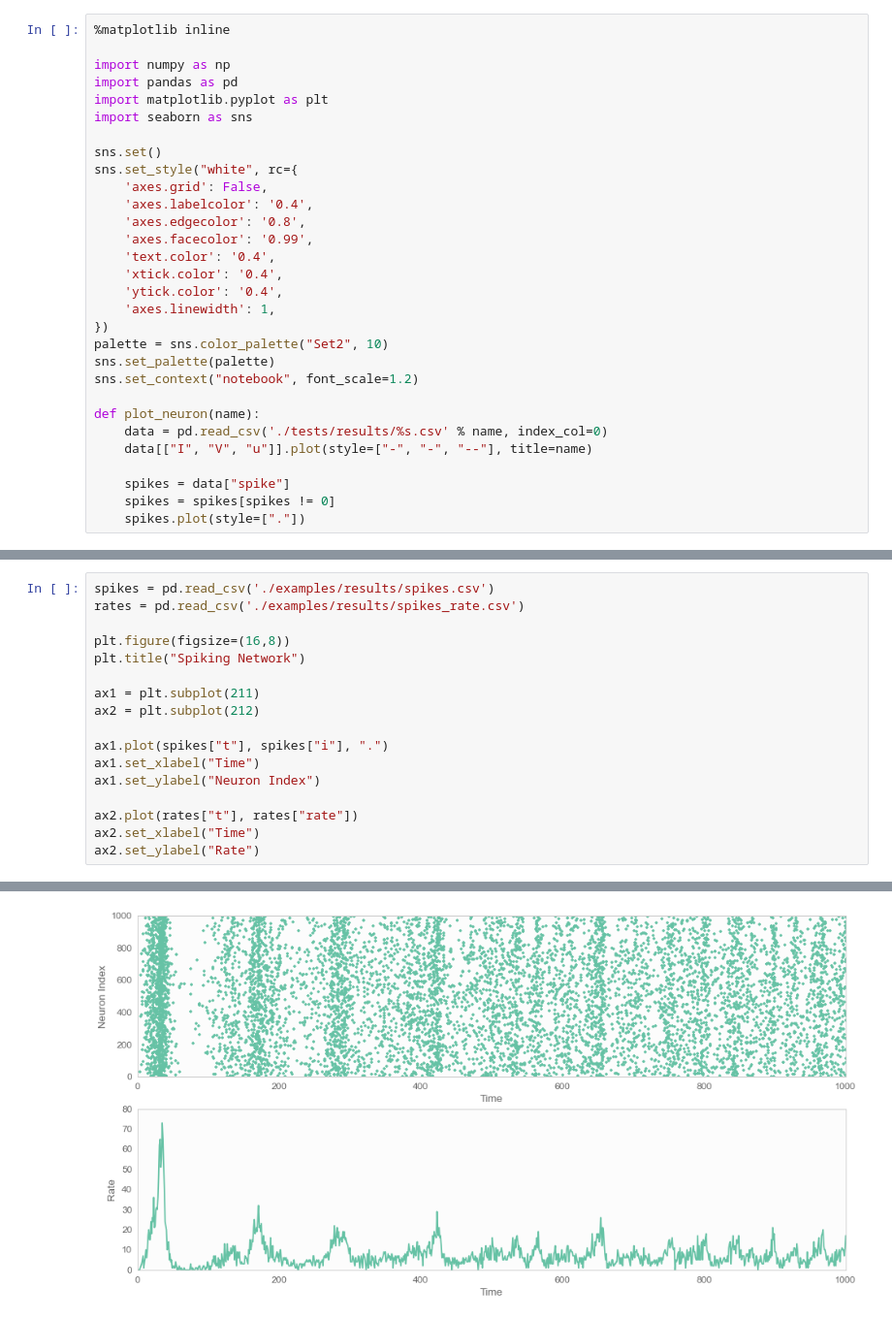
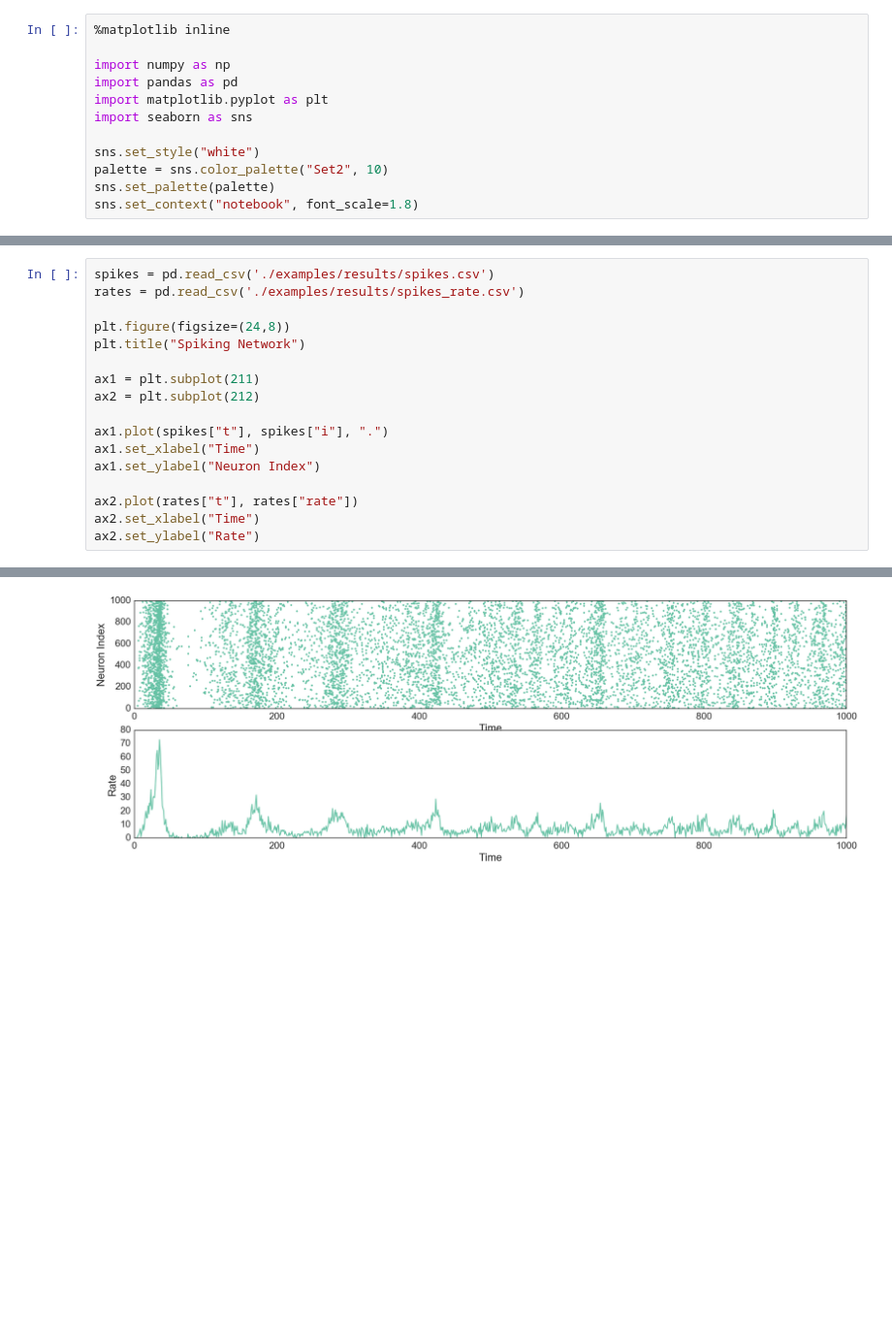
Before and after one commit to fomorians/neural-rs, a Jupyter notebook: Neural.ipynb, the cells around one changed output, grey strips where cells are left out. Shown at 97% size. Saved outputs shown, nothing was run; the diff lists cells and outputs as text; blank space fills up the shorter version.

Commit message:
Update charts

```diff
--- a/Neural.ipynb
+++ b/Neural.ipynb
@@ -6,25 +6,7 @@ import pandas as pd
 import matplotlib.pyplot as plt
 import seaborn as sns
 
-sns.set()
-sns.set_style("white", rc={
-    'axes.grid': False,
-    'axes.labelcolor': '0.4',
-    'axes.edgecolor': '0.8',
-    'axes.facecolor': '0.99',
-    'text.color': '0.4',
-    'xtick.color': '0.4',
-    'ytick.color': '0.4',
-    'axes.linewidth': 1,
-})
+sns.set_style("white")
 palette = sns.color_palette("Set2", 10)
 sns.set_palette(palette)
-sns.set_context("notebook", font_scale=1.2)
-
-def plot_neuron(name):
-    data = pd.read_csv('./tests/results/%s.csv' % name, index_col=0)
-    data[["I", "V", "u"]].plot(style=["-", "-", "--"], title=name)
-
-    spikes = data["spike"]
-    spikes = spikes[spikes != 0]
-    spikes.plot(style=["."])
+sns.set_context("notebook", font_scale=1.8)
@@ -159,23 +92,23 @@ plt.title("Symmetrical LTP/LTD")
 # %%
 spikes = pd.read_csv('./examples/results/spikes.csv')
 rates = pd.read_csv('./examples/results/spikes_rate.csv')
 
-plt.figure(figsize=(16,8))
+plt.figure(figsize=(24,8))
 plt.title("Spiking Network")
 
 ax1 = plt.subplot(211)
 ax2 = plt.subplot(212)
 
 ax1.plot(spikes["t"], spikes["i"], ".")
 ax1.set_xlabel("Time")
 ax1.set_ylabel("Neuron Index")
 
 ax2.plot(rates["t"], rates["rate"])
 ax2.set_xlabel("Time")
 ax2.set_ylabel("Rate")
 # %% [output]
 <matplotlib.text.Text at 0x...>
-[figure, old version]
+[figure, new version]
 # %%
 palette = sns.color_palette("Set1", 10)
 
```
Also changed, not shown: parts of 27 cells of this notebook.
